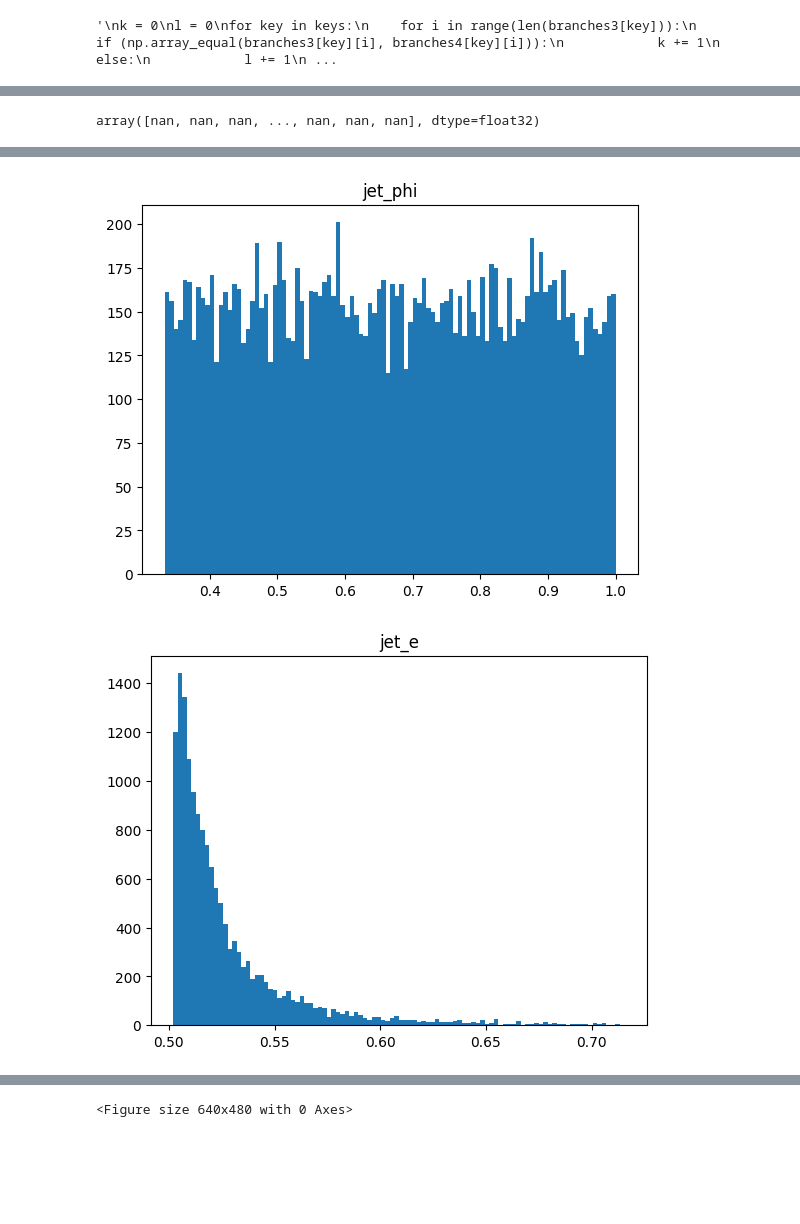
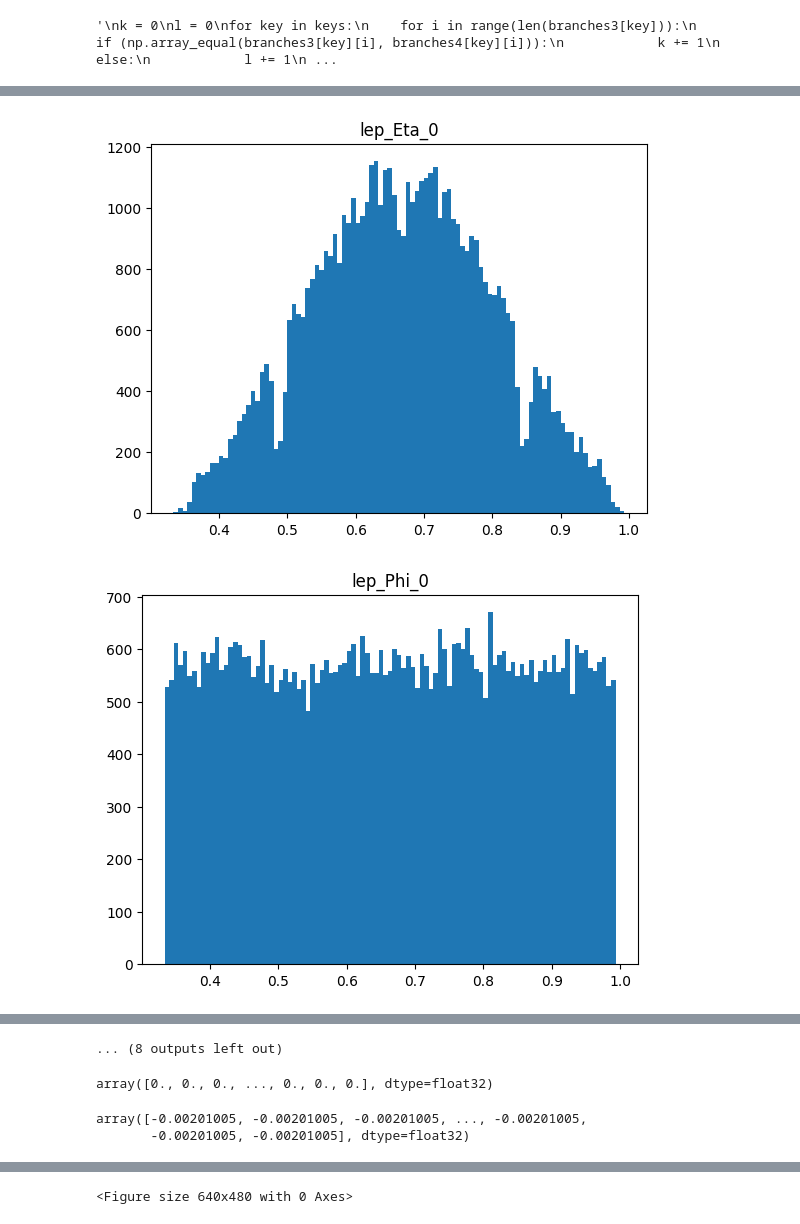
Before and after one commit to slysek/autoencoding_pp, a Jupyter notebook: norm.ipynb, the cells around one changed output, grey strips where cells are left out. Drawn from its saved outputs; the diff is of its cells as text; code cells hidden in the pictures; blank space fills up the shorter version.

```diff
--- a/norm.ipynb
+++ b/norm.ipynb
@@ -6,5 +6,5 @@ liczba = os.popen('cd dane/nowe; find -type f | wc -l').read()
 liczba2 = int(liczba)
 # %%
 import glob
-file_pattern = "dane/nowe/*.root"
+file_pattern = "traning/signal/*.root"
 files = glob.glob(file_pattern)
@@ -15,7 +11,3 @@ file3 = uproot.open("dane/700493.root")
-# %%
-branches1 = file1['nominal'].arrays(library="np")
-branches2 = file2['nominal'].arrays(library="np")
-branches3 = file3['nominal'].arrays(library="np")
 # %%
 branch_list = [uproot.open(files[i])['nominal'].arrays(library="np") for i in range (liczba2) ]
 # %%
@@ -27,6 +19,16 @@ def delete_branches(branches):
     del branches['RunYear']
     del branches['mc_rawXSection']
     del branches['lep_ID_0']
+    del branches['p_Event_No']
+    del branches['jet_pt']
+    del branches['jet_eta']
+    del branches['jet_phi']
+    del branches['jet_e']
+    del branches['lep_vz_0']
+    del branches['lep_vz_1']
+    del branches['taus_DL1r_0']
+    del branches['p_sumElepAll_EJet']
+    del branches['p_sumPtleptauAll_Ptjet']
 # %%
 for i in branch_list:
     delete_branches(i)
@@ -68,6 +94,6 @@ for i in range(len(branch_list)):
 # %%
 for i in keys:
-    combo = np.concatenate([branch_list[0][i], branch_list[1][i]])
+    combo = np.concatenate([branch_list[0][i], np.array([])])
     for k in branch_list:
         combo = np.concatenate([combo, k[i]])
     combined_data[i] = combo
@@ -177,7 +200,3 @@ p_sumPtleptauAll_Ptjet
-# %%
-combined_data['p_sumElepAll_EJet']
-# %% [output]
-array([nan, nan, nan, ..., nan, nan, nan], dtype=float32)
 # %%
 def paint(key, m, list):
     fig = plt.figure()
@@ -186,6 +205,6 @@ def paint(key, m, list):
     plt.title(key)
     return fig
 # %%
-for i in range(0, 10):
+for i in range(0, 20):
     paint(keys[i], 100, combined_data[keys[i]])
 # %% [output]
@@ -194,2 +213,2 @@ for i in range(0, 10):
-[figure, old version]
+[figure, new version]
-[figure, old version]
+[figure, new version]
@@ -202,3 +223,13 @@ for i in range(0, 10):
+... (8 outputs left out)
+# %%
+combined_data['lep_vz_0']
+# %% [output]
+array([0., 0., 0., ..., 0., 0., 0.], dtype=float32)
+# %%
+combined_data['taus_DL1r_0']
+# %% [output]
+array([-0.00201005, -0.00201005, -0.00201005, ..., -0.00201005,
+       -0.00201005, -0.00201005], dtype=float32)
 # %%
 globals_min
 # %% [output]
```
Also changed, not shown: parts of 9 cells of this notebook, 1 other file.
